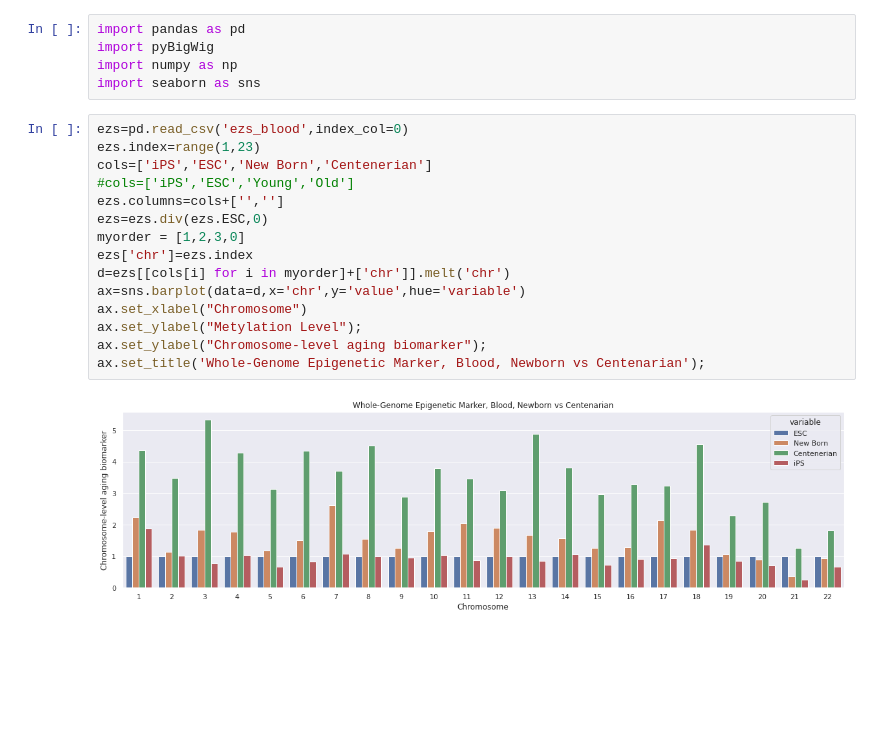
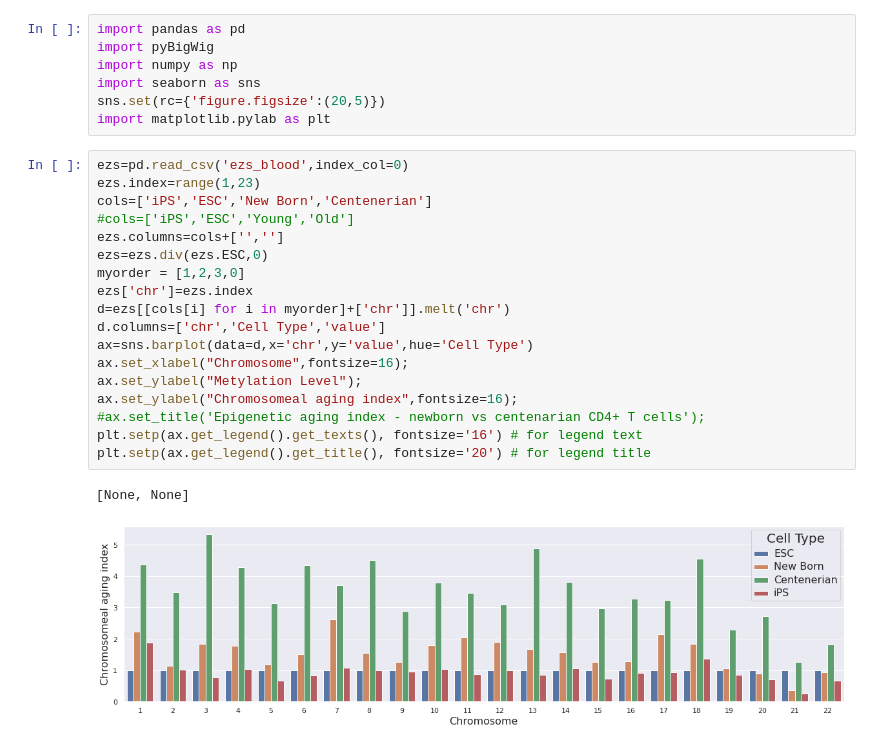
Before and after one commit to moqri/aging_2021, a Jupyter notebook: meth/plot.ipynb, the cells around one changed output. Cells and saved outputs as stored; diff of their text form; blank space fills up the shorter version.

```diff
--- a/meth/plot.ipynb
+++ b/meth/plot.ipynb
@@ -3,23 +3,29 @@ import pandas as pd
 import pyBigWig
 import numpy as np
 import seaborn as sns
+sns.set(rc={'figure.figsize':(20,5)})
+import matplotlib.pylab as plt
 # %%
 ezs=pd.read_csv('ezs_blood',index_col=0)
 ezs.index=range(1,23)
 cols=['iPS','ESC','New Born','Centenerian']
 #cols=['iPS','ESC','Young','Old']
 ezs.columns=cols+['','']
 ezs=ezs.div(ezs.ESC,0)
 myorder = [1,2,3,0]
 ezs['chr']=ezs.index
 d=ezs[[cols[i] for i in myorder]+['chr']].melt('chr')
-ax=sns.barplot(data=d,x='chr',y='value',hue='variable')
-ax.set_xlabel("Chromosome")
+d.columns=['chr','Cell Type','value']
+ax=sns.barplot(data=d,x='chr',y='value',hue='Cell Type')
+ax.set_xlabel("Chromosome",fontsize=16);
 ax.set_ylabel("Metylation Level");
-ax.set_ylabel("Chromosome-level aging biomarker");
-ax.set_title('Whole-Genome Epigenetic Marker, Blood, Newborn vs Centenarian');
+ax.set_ylabel("Chromosomeal aging index",fontsize=16);
+#ax.set_title('Epigenetic aging index - newborn vs centenarian CD4+ T cells');
+plt.setp(ax.get_legend().get_texts(), fontsize='16') # for legend text
+plt.setp(ax.get_legend().get_title(), fontsize='20') # for legend title
 # %% [output]
+[None, None]
-[figure, old version]
+[figure, new version]
 # %%
 ezs=pd.read_csv('ezs_skin',index_col=0)
 ezs.index=range(1,23)
```
Also changed, not shown: parts of 1 cell of this notebook, 7 other files.
